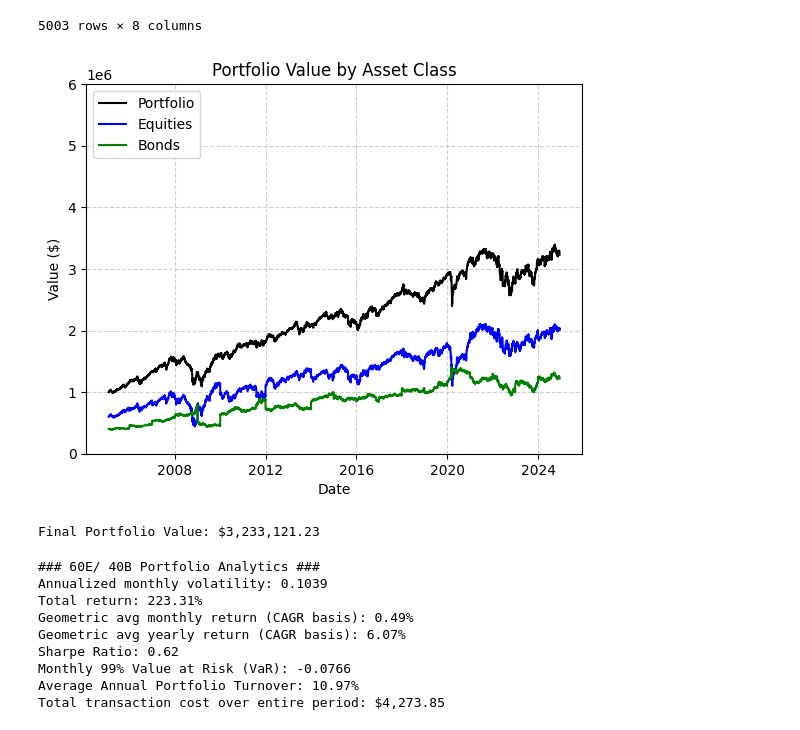
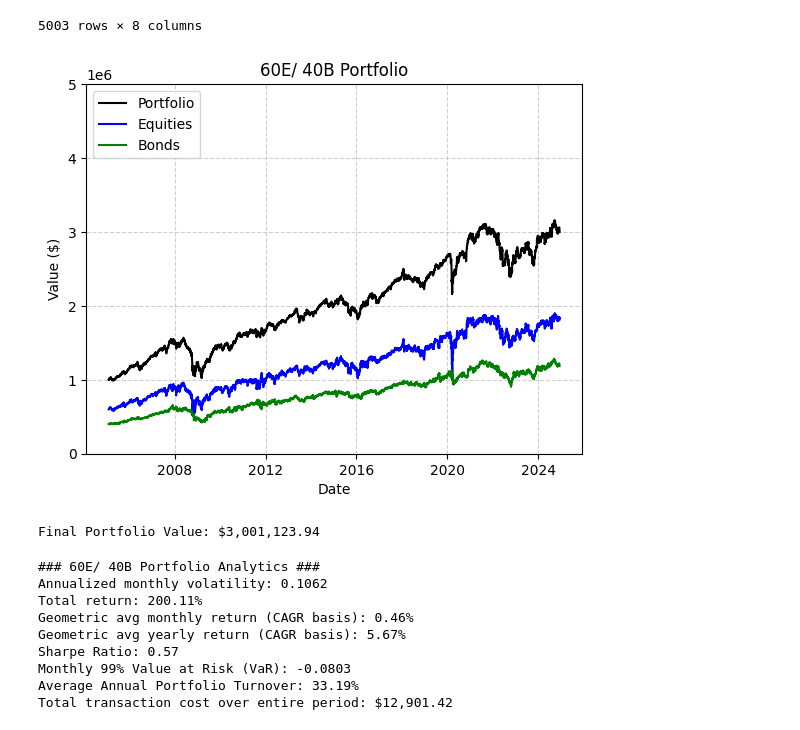
Before and after one commit to plaishev/asset_mgmt_seminar, a Jupyter notebook: 60E_40B.ipynb, the cells around one changed output. Saved outputs shown, nothing was run; the diff lists cells and outputs as text; code cells hidden in the pictures.

```diff
--- a/60E_40B.ipynb
+++ b/60E_40B.ipynb
@@ -78,7 +78,7 @@ returns
 # Parameters
 rebalance_on = True       # Switch for rebalancing
 initial_inv = 1_000_000
-n_freq = 'YE'             # 'ME' = monthly, 'QE' = quarterly, 'YE' = yearly
+n_freq = 'ME'             # 'ME' = monthly, 'QE' = quarterly, 'YE' = yearly
 tc_rate = 0.001           # Transaction cost rate (0 for pure buy & hold)
 
 # Individual asset weights (for a 1/n portfolio across 8 assets)
@@ -151,37 +151,42 @@ else:
         for asset in assets:
             prev = returns.index[returns.index.get_loc(t) - 1]
             asset_vals[asset].loc[t] = asset_vals[asset].loc[prev] * (1 + returns[asset].loc[t])
         port_val.loc[t] = sum(asset_vals[a].loc[t] for a in assets)
 
 # Forward-fill any missing values.
 port_val.ffill(inplace=True)
 df_assets = pd.DataFrame(asset_vals)
 df_portfolio = pd.concat([port_val, df_assets], axis=1)
 df_portfolio.columns = ['Portfolio'] + assets
 
+# Save CSV to analyze general performance
+port_val.name = "Portfolio"
+port_val.to_csv("./portfolio_csv/sixtyE_fourtyB_portfolio3.csv")
+
+
 # Create an aggregated DataFrame for plotting only
 asset_class_vals = pd.DataFrame(index=df_portfolio.index)
 asset_class_vals['Portfolio'] = df_portfolio['Portfolio']
 asset_class_vals['Equities'] = df_portfolio[['Japan', 'APACxJapan', 'Europe', 'LatAm', 'US']].sum(axis=1)
 asset_class_vals['Bonds']    = df_portfolio[['T-Bills_7_10', 'T-Bills_20']].sum(axis=1)
 
 # Use your existing plotting code, but loop over the aggregated columns
 colors = {'Portfolio': 'black', 'Equities': 'blue', 'Bonds': 'green'}
 for col in asset_class_vals.columns:
     plt.plot(asset_class_vals.index, asset_class_vals[col], label=col, color=colors[col])
-plt.title("Portfolio Value by Asset Class")
+plt.title("60E/ 40B Portfolio")
 plt.xlabel("Date")
 plt.ylabel("Value ($)")
-plt.ylim(0, 6000000)
+plt.ylim(0, 5000000)
 plt.legend(loc='upper left')
 plt.grid(True, linestyle='--', alpha=0.6)
 plt.show()
 
 # Print final portfolio value.
 print(f"Final Portfolio Value: ${df_portfolio.iloc[-1]['Portfolio']:,.2f}")
 # %% [output]
-[figure, old version]
+[figure, new version]
-Final Portfolio Value: $3,233,121.23
+Final Portfolio Value: $3,001,123.94
 # %%
 #### 60E/40B Portfolio Analytics #### v3.0
 
@@ -227,12 +232,12 @@ print(f"Average Annual Portfolio Turnover: {avg_annual_turnover * 100:.2f}%")
 print(f"Total transaction cost over entire period: ${total_tx_cost:,.2f}")
 # %% [output]
 ### 60E/ 40B Portfolio Analytics ###
-Annualized monthly volatility: 0.1039
-Total return: 223.31%
-Geometric avg monthly return (CAGR basis): 0.49%
-Geometric avg yearly return (CAGR basis): 6.07%
-Sharpe Ratio: 0.62
-Monthly 99% Value at Risk (VaR): -0.0766
-Average Annual Portfolio Turnover: 10.97%
-Total transaction cost over entire period: $4,273.85
+Annualized monthly volatility: 0.1062
+Total return: 200.11%
+Geometric avg monthly return (CAGR basis): 0.46%
+Geometric avg yearly return (CAGR basis): 5.67%
+Sharpe Ratio: 0.57
+Monthly 99% Value at Risk (VaR): -0.0803
+Average Annual Portfolio Turnover: 33.19%
+Total transaction cost over entire period: $12,901.42
 # %%
```
Also changed, not shown: parts of 2 cells of this notebook, 7 other files.
